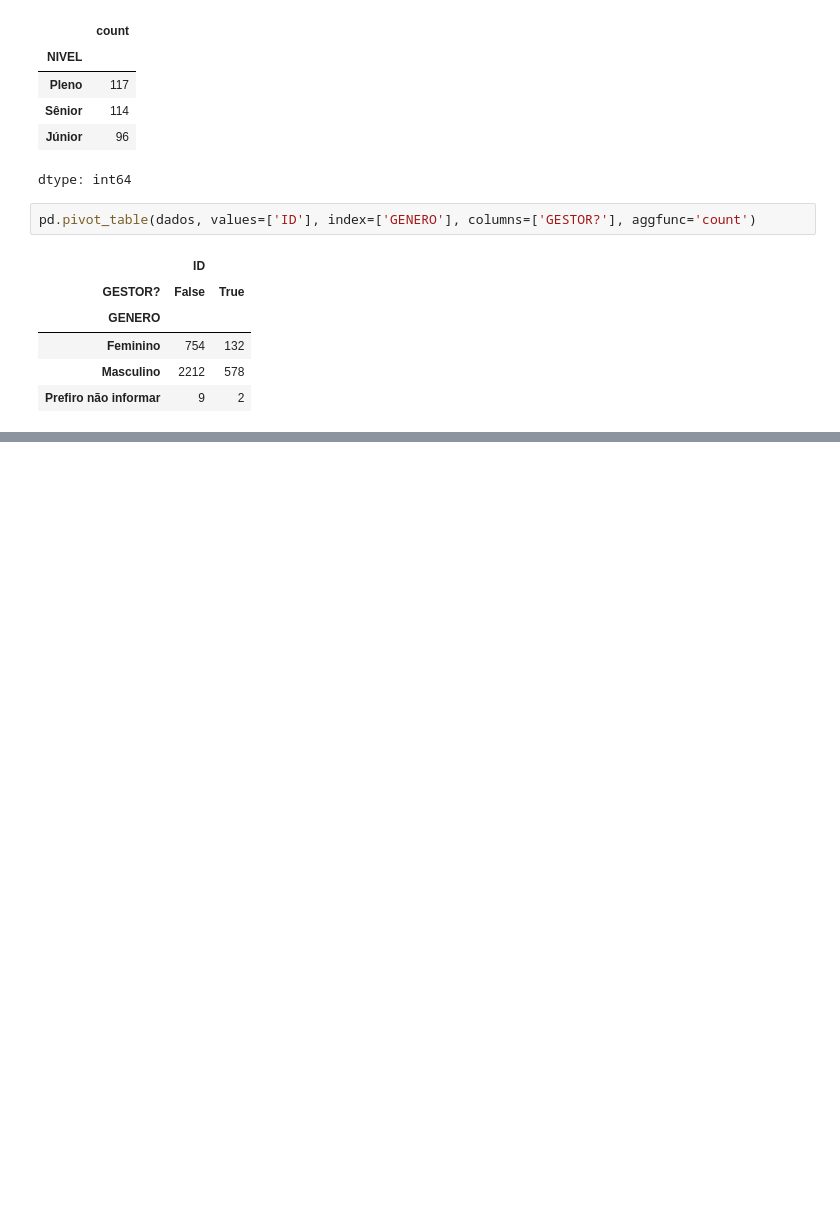
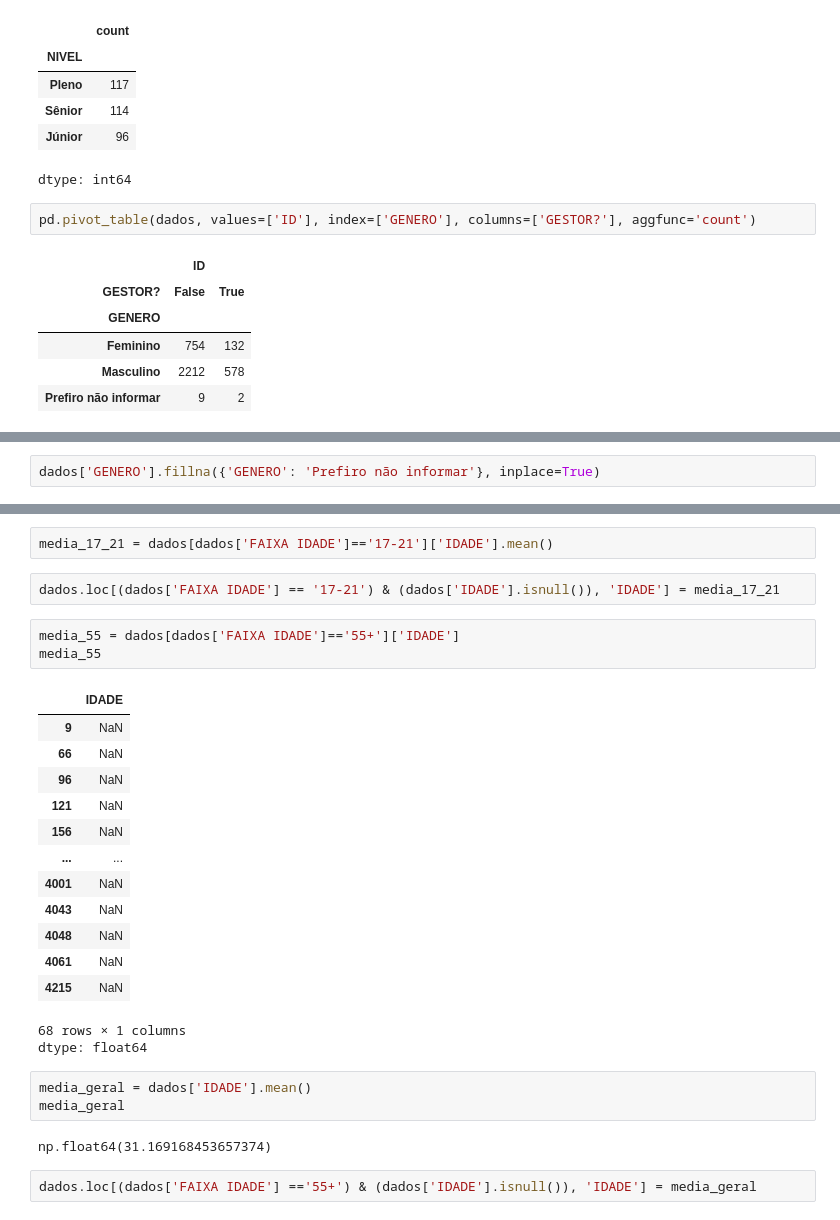
Before and after one commit to sarahscampos/analise-de-dados, a Jupyter notebook: analise_dados.ipynb, the cells around one changed output, grey strips where cells are left out. Drawn from its saved outputs; the diff is of its cells as text; blank space fills up the shorter version.

```diff
--- a/analise_dados.ipynb
+++ b/analise_dados.ipynb
@@ -200,0 +293,2 @@ pd.pivot_table(dados, values=['ID'], index=['GENERO'], columns=['GESTOR?'], aggf
+# %%
+dados['GENERO'].fillna({'GENERO': 'Prefiro não informar'}, inplace=True)
@@ -200,0 +311,29 @@ pd.pivot_table(dados, values=['ID'], index=['GENERO'], columns=['GESTOR?'], aggf
+# %%
+media_17_21 = dados[dados['FAIXA IDADE']=='17-21']['IDADE'].mean()
+# %%
+dados.loc[(dados['FAIXA IDADE'] == '17-21') & (dados['IDADE'].isnull()), 'IDADE'] = media_17_21
+# %%
+media_55 = dados[dados['FAIXA IDADE']=='55+']['IDADE']
+media_55
+# %% [output]
+|  | IDADE |
+| 9 | NaN |
+| 66 | NaN |
+| 96 | NaN |
+| 121 | NaN |
+| 156 | NaN |
+| ... | ... |
+| 4001 | NaN |
+| 4043 | NaN |
+| 4048 | NaN |
+| 4061 | NaN |
+| 4215 | NaN |
+68 rows × 1 columns
+dtype: float64
+# %%
+media_geral = dados['IDADE'].mean()
+media_geral
+# %% [output]
+np.float64(31.169168453657374)
+# %%
+dados.loc[(dados['FAIXA IDADE'] =='55+') & (dados['IDADE'].isnull()), 'IDADE'] = media_geral
```
Also changed, not shown: parts of 22 cells of this notebook.
